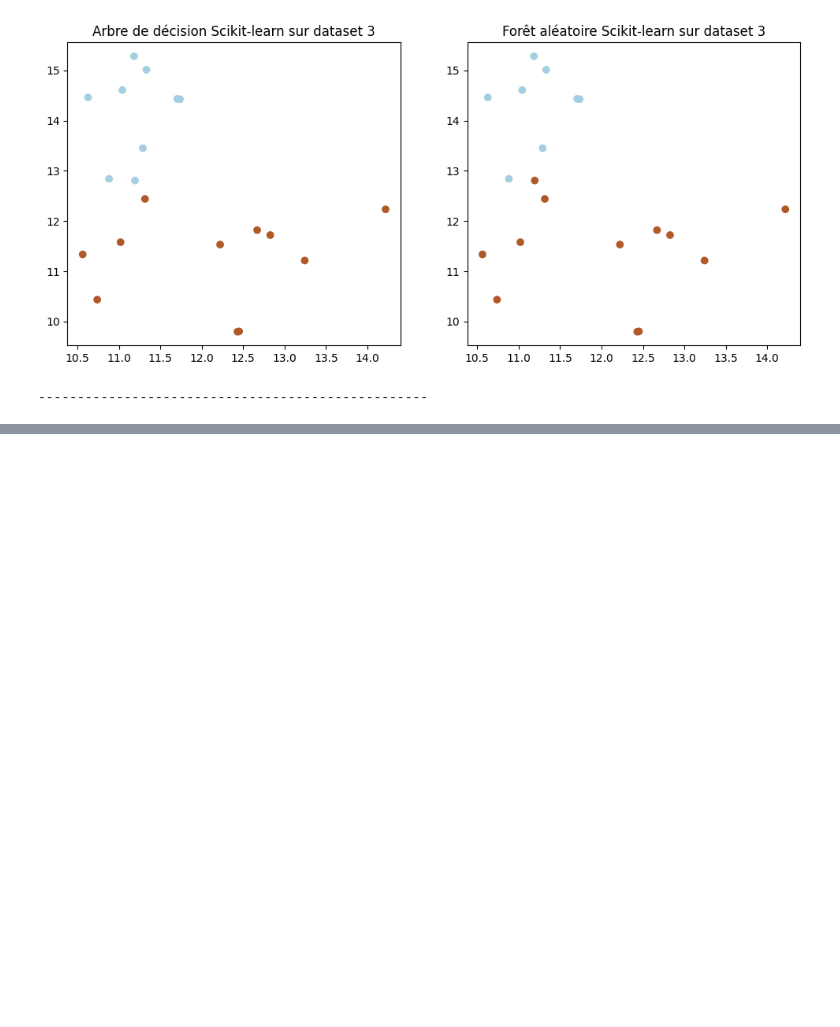
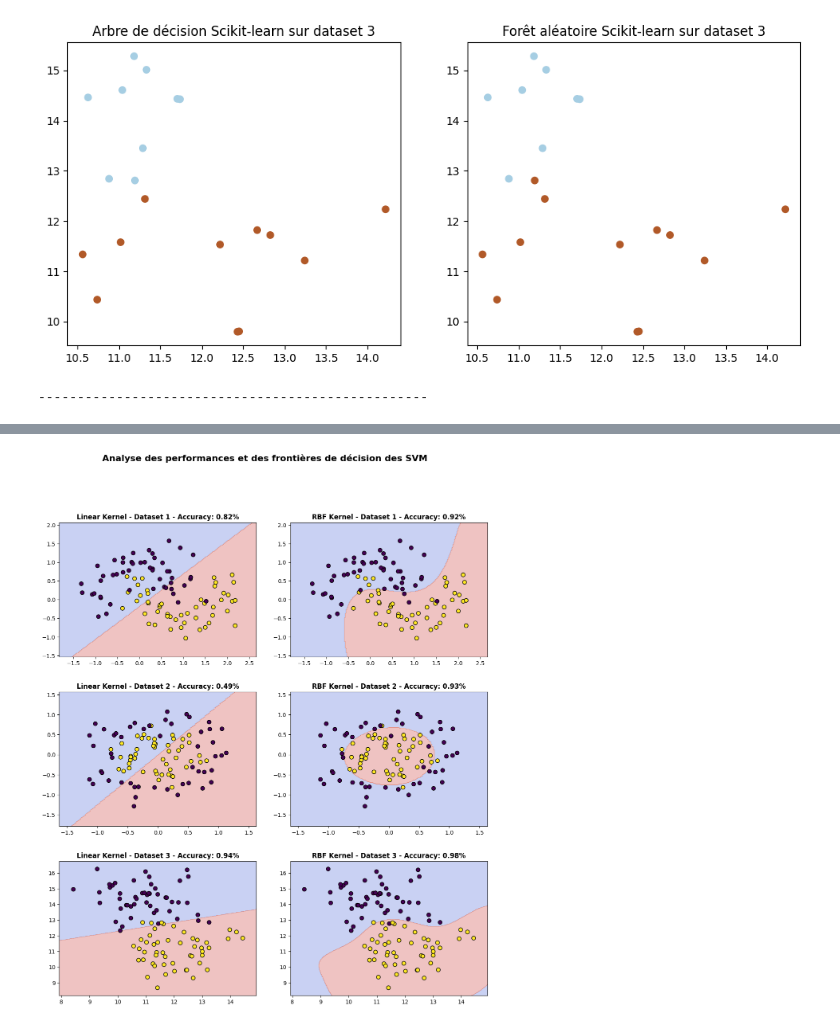
Before and after one commit to RaziRaouf/projet_de_programation_avancee, a Jupyter notebook: AkramChaabnia_AbdelheqMokhtari_mohamedRaoufRazi.ipynb, the cells around one changed output, grey strips where cells are left out. Drawn from its saved outputs; the diff is of its cells as text; code cells hidden in the pictures; blank space fills up the shorter version.

```diff
--- a/AkramChaabnia_AbdelheqMokhtari_mohamedRaoufRazi.ipynb
+++ b/AkramChaabnia_AbdelheqMokhtari_mohamedRaoufRazi.ipynb
@@ -1473,0 +1495,8 @@ Précision de la forêt aléatoire (Scikit-learn) : 0.95
+# %%
+# Génération des datasets
+datasets = [
+    make_moons(noise=0.3, random_state=0),
+    make_circles(noise=0.2, factor=0.5, random_state=1),
+    make_blobs(n_samples=100, centers=2, n_features=2, center_box=(0, 20), random_state=0)
+]
+titles = ['Moons', 'Circles', 'Blobs']
@@ -1473,0 +1585,42 @@ Précision de la forêt aléatoire (Scikit-learn) : 0.95
+# %%
+#  Visualisation des résultats
+fig, axs = plt.subplots(len(datasets), 2, figsize=(12, 15))  # 2 colonnes au lieu de 3
+
+for i, (X, y) in enumerate(datasets):
+    y_binary = np.where(y <= 0, -1, 1)
+
+    # SVM linéaire
+    svm_linear = SVM(kernel='linear', C=0.025)
+    svm_linear.fit(X, y_binary)
+    accuracy_linear = accuracy_score(y_binary, svm_linear.predict(X))
+
+    # SVM RBF
+    svm_rbf = SVM(kernel='rbf', C=1.0)
+    svm_rbf.fit(X, y_binary)
+    accuracy_rbf = accuracy_score(y_binary, svm_rbf.predict(X))
+
+    # Tracer la frontière pour le noyau linéaire
+    x1_min, x1_max = X[:, 0].min() - .5, X[:, 0].max() + .5
+    x2_min, x2_max = X[:, 1].min() - .5, X[:, 1].max() + .5
+    xx1, xx2 = np.meshgrid(np.arange(x1_min, x1_max, 0.02), np.arange(x2_min, x2_max, 0.02))
+    Z_linear = svm_linear.predict(np.c_[xx1.ravel(), xx2.ravel()])
+    Z_linear = Z_linear.reshape(xx1.shape)
+
+    axs[i][0].contourf(xx1, xx2, Z_linear, alpha=0.3, cmap='coolwarm')
+    axs[i][0].scatter(X[:, 0], X[:, 1], c=y, edgecolor='k', cmap='viridis', s=50)
+    axs[i][0].set_title(f"Linear Kernel - Dataset {i+1} - Accuracy: {accuracy_linear:.2f}%", fontsize=12, fontweight='bold')
+
+    # Tracer la frontière pour le noyau RBF
+    Z_rbf = svm_rbf.predict(np.c_[xx1.ravel(), xx2.ravel()])
+    Z_rbf = Z_rbf.reshape(xx1.shape)
+    axs[i][1].contourf(xx1, xx2, Z_rbf, alpha=0.3, cmap='coolwarm')
+    axs[i][1].scatter(X[:, 0], X[:, 1], c=y, edgecolor='k', cmap='viridis', s=50)
+    axs[i][1].set_title(f"RBF Kernel - Dataset {i+1} - Accuracy: {accuracy_rbf:.2f}%", fontsize=12, fontweight='bold')
+
+# Ajouter un titre global pour toutes les sous-figures
+fig.suptitle('Analyse des performances et des frontières de décision des SVM', fontsize=16, fontweight='bold')
+fig.tight_layout(rect=[0, 0.03, 1, 0.95], pad=3.0)
+
+plt.show()
+# %% [output]
+[figure, added]
```
Also changed, not shown: parts of 5 cells of this notebook.
